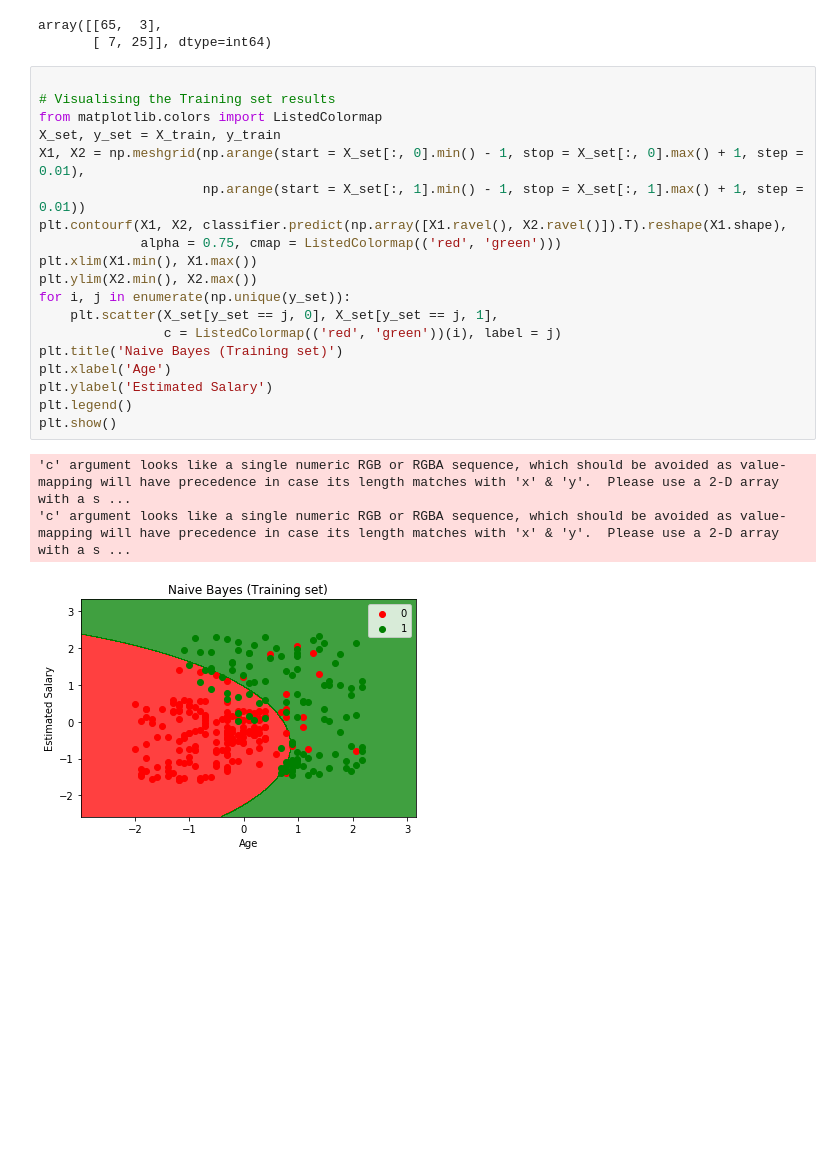
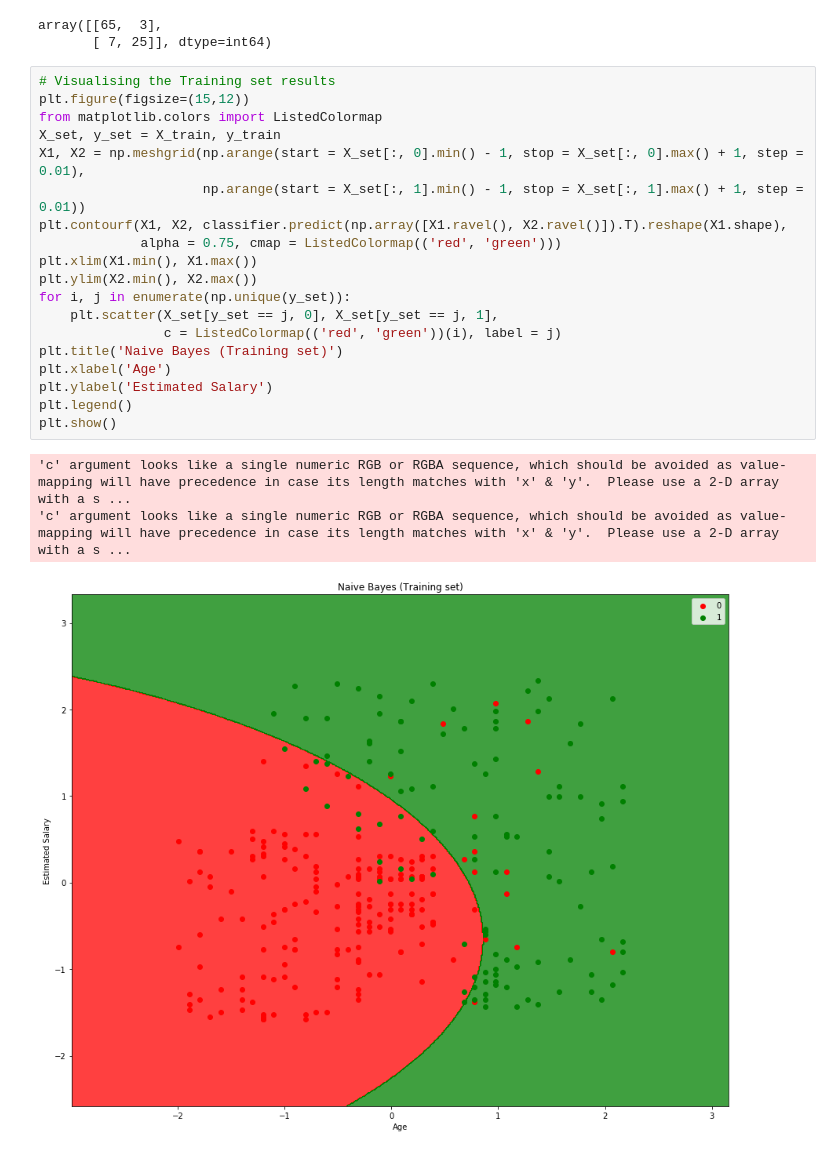
Before and after one commit to krsamir/Machine-Learning, a Jupyter notebook: 03. Classification/05. Naive Bayes/Naive Bayes.ipynb, the cells around one changed output. Saved outputs shown, nothing was run; the diff lists cells and outputs as text; blank space fills up the shorter version.

```diff
--- a/03. Classification/05. Naive Bayes/Naive Bayes.ipynb
+++ b/03. Classification/05. Naive Bayes/Naive Bayes.ipynb
@@ -48,27 +48,27 @@ cm
 array([[65,  3],
        [ 7, 25]], dtype=int64)
 # %%
-
 # Visualising the Training set results
+plt.figure(figsize=(15,12))
 from matplotlib.colors import ListedColormap
 X_set, y_set = X_train, y_train
 X1, X2 = np.meshgrid(np.arange(start = X_set[:, 0].min() - 1, stop = X_set[:, 0].max() + 1, step = 0.01),
                      np.arange(start = X_set[:, 1].min() - 1, stop = X_set[:, 1].max() + 1, step = 0.01))
 plt.contourf(X1, X2, classifier.predict(np.array([X1.ravel(), X2.ravel()]).T).reshape(X1.shape),
              alpha = 0.75, cmap = ListedColormap(('red', 'green')))
 plt.xlim(X1.min(), X1.max())
 plt.ylim(X2.min(), X2.max())
 for i, j in enumerate(np.unique(y_set)):
     plt.scatter(X_set[y_set == j, 0], X_set[y_set == j, 1],
                 c = ListedColormap(('red', 'green'))(i), label = j)
 plt.title('Naive Bayes (Training set)')
 plt.xlabel('Age')
 plt.ylabel('Estimated Salary')
 plt.legend()
 plt.show()
 # %% [output]
 'c' argument looks like a single numeric RGB or RGBA sequence, which should be avoided as value-mapping will have precedence in case its length matches with 'x' & 'y'.  Please use a 2-D array with a s ...
 'c' argument looks like a single numeric RGB or RGBA sequence, which should be avoided as value-mapping will have precedence in case its length matches with 'x' & 'y'.  Please use a 2-D array with a s ...
-[figure, old version]
+[figure, new version]
 # %%
 # Visualising the Test set results
```
Also changed, not shown: parts of 1 cell of this notebook.
